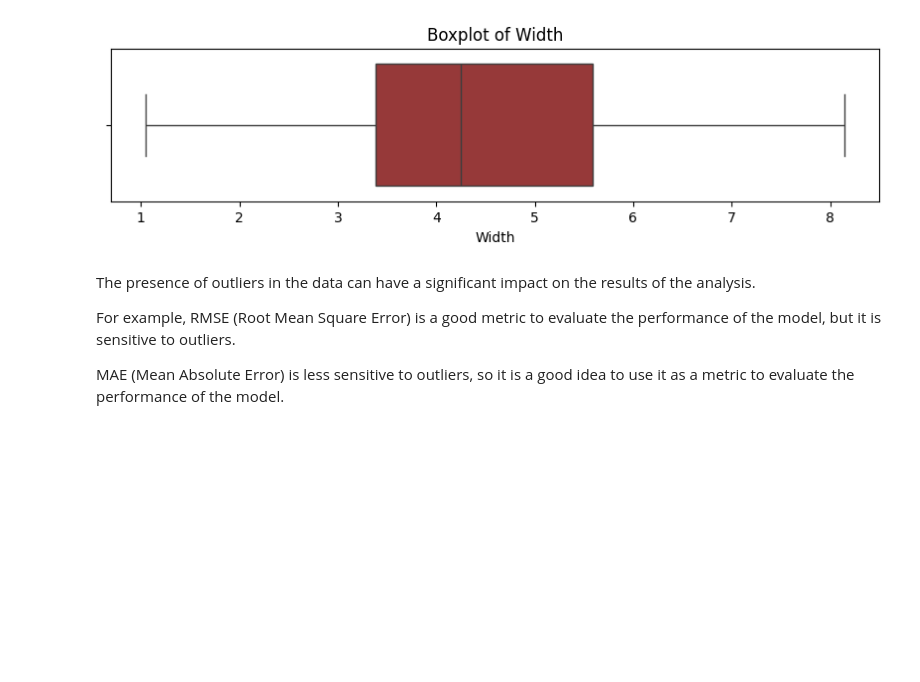
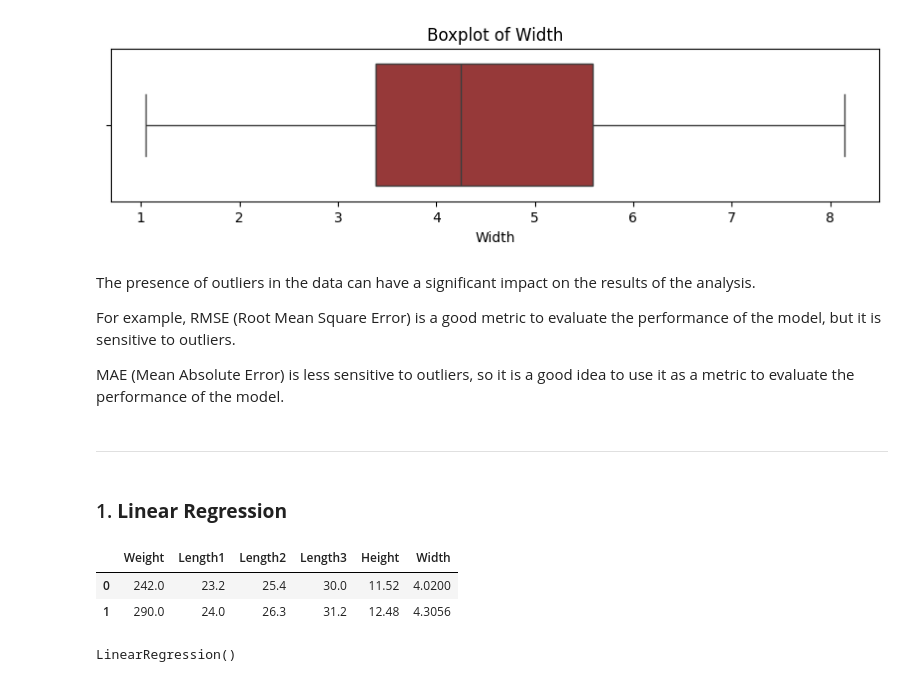
Before and after one commit to joaoalexarruda/fishcatch, a Jupyter notebook: main.ipynb, the cells around one changed output. Drawn from its saved outputs; the diff is of its cells as text; code cells hidden in the pictures; blank space fills up the shorter version.

Commit message:
1. linear regression

```diff
--- a/main.ipynb
+++ b/main.ipynb
@@ -133,0 +158,12 @@ MAE (Mean Absolute Error) is less sensitive to outliers, so it is a good idea to
+# %% [markdown]
+<hr>
+# %% [markdown]
+### 1. **Linear Regression**
+# %%
+# Let's start by dropping the non numeric column
+df_num = df.select_dtypes(include=[np.number])
+df_num.head(2)
+# %% [output]
+|  | Weight | Length1 | Length2 | Length3 | Height | Width |
+| 0 | 242.0 | 23.2 | 25.4 | 30.0 | 11.52 | 4.0200 |
+| 1 | 290.0 | 24.0 | 26.3 | 31.2 | 12.48 | 4.3056 |
@@ -133,0 +180,9 @@ MAE (Mean Absolute Error) is less sensitive to outliers, so it is a good idea to
+# %%
+# Fitting the model
+from sklearn.linear_model import LinearRegression
+from sklearn.metrics import mean_squared_error, mean_absolute_error, r2_score
+
+lr = LinearRegression()
+lr.fit(X_train, y_train)
+# %% [output]
+LinearRegression()
```
Also changed, not shown: parts of 15 cells of this notebook.
